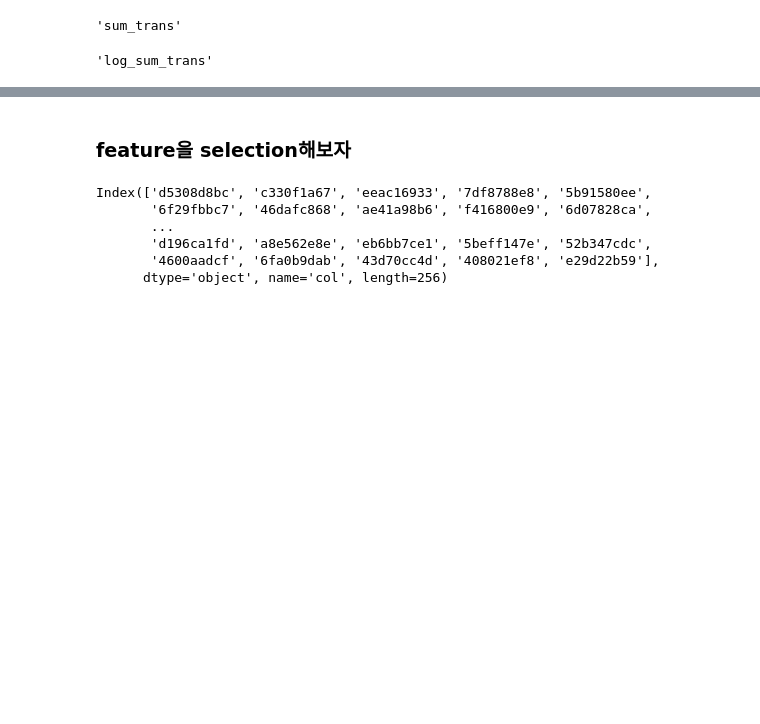
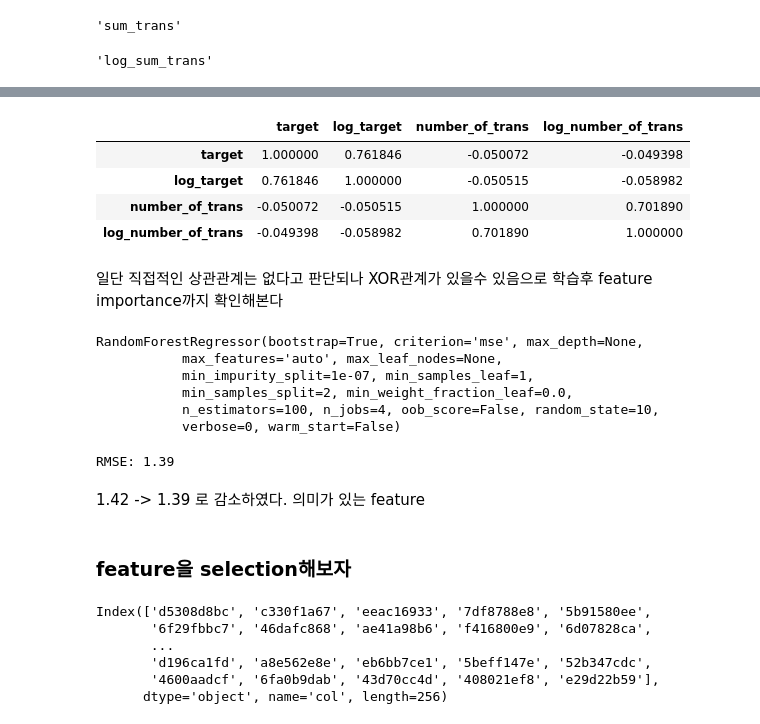
Before and after one commit to junwoopark92/2018-NAVER-DSC, a Jupyter notebook: explorer_data.ipynb, the cells around one changed output, grey strips where cells are left out. Saved outputs shown, nothing was run; the diff lists cells and outputs as text; code cells hidden in the pictures; blank space fills up the shorter version.

```diff
--- a/explorer_data.ipynb
+++ b/explorer_data.ipynb
@@ -344,0 +369,10 @@ feature
+# %%
+train_df[['target','log_target','number_of_trans','log_number_of_trans']].corr()
+# %% [output]
+|  | target | log_target | number_of_trans | log_number_of_trans |
+| target | 1.000000 | 0.761846 | -0.050072 | -0.049398 |
+| log_target | 0.761846 | 1.000000 | -0.050515 | -0.058982 |
+| number_of_trans | -0.050072 | -0.050515 | 1.000000 | 0.701890 |
+| log_number_of_trans | -0.049398 | -0.058982 | 0.701890 | 1.000000 |
+# %% [markdown]
+일단 직접적인 상관관계는 없다고 판단되나 XOR관계가 있을수 있음으로 학습후 feature importance까지 확인해본다
@@ -345,3 +381,20 @@ feature
+# %%
+model_rfr = RandomForestRegressor(n_estimators=100, n_jobs=4,random_state=10)
+model_rfr.fit(cv_train.drop(['log_target'],axis=1),cv_train['log_target'])
+# %% [output]
+RandomForestRegressor(bootstrap=True, criterion='mse', max_depth=None,
+           max_features='auto', max_leaf_nodes=None,
+           min_impurity_split=1e-07, min_samples_leaf=1,
+           min_samples_split=2, min_weight_fraction_leaf=0.0,
+           n_estimators=100, n_jobs=4, oob_score=False, random_state=10,
+           verbose=0, warm_start=False)
+# %%
+pred = model_rfr.predict(cv_test.drop(['log_target'],axis=1))
+print("RMSE: %.2f"% math.sqrt(np.mean((pred - cv_test['log_target'])**2)))
+# %% [output]
+RMSE: 1.39
+# %% [markdown]
+1.42 -> 1.39 로 감소하였다. 의미가 있는 feature
 # %% [markdown]
 ### feature을 selection해보자
 # %%
```
Also changed, not shown: parts of 8 cells of this notebook.
